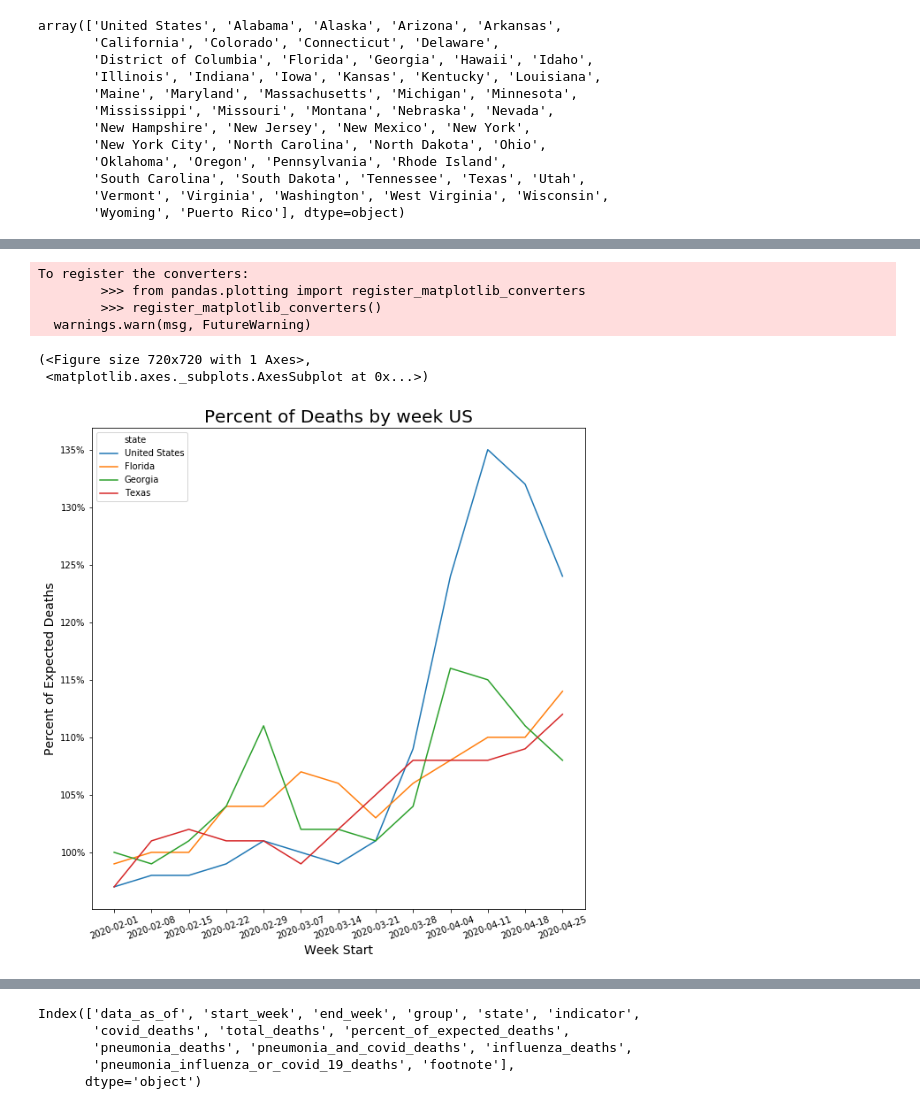
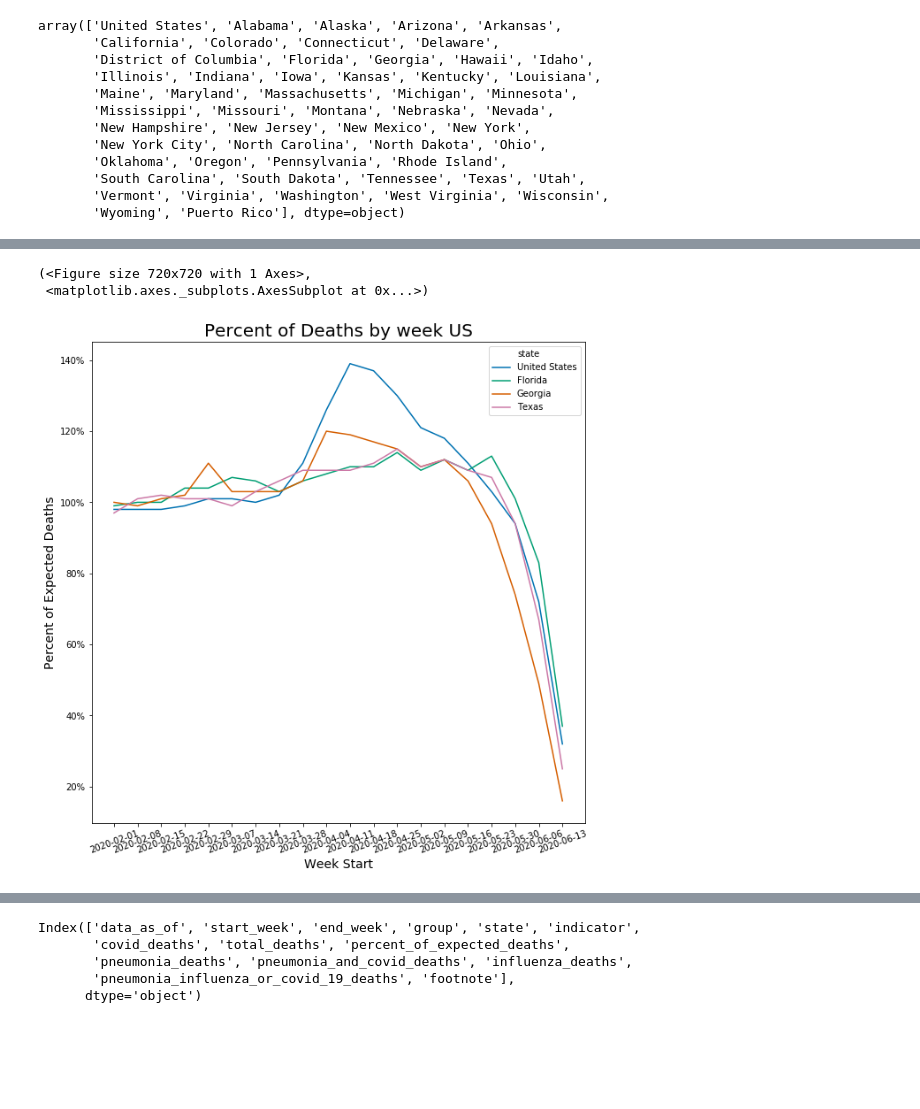
Before and after one commit to jawsem/covid-deaths, a Jupyter notebook: covid_analysis.ipynb, the cells around one changed output, grey strips where cells are left out. Cells and saved outputs as stored; diff of their text form; code cells hidden in the pictures; blank space fills up the shorter version.

```diff
--- a/covid_analysis.ipynb
+++ b/covid_analysis.ipynb
@@ -152,13 +160,9 @@ plot_death_bar(results_df[results_df['start_week']<'2020-05-01'],'New Jersey')
 # %%
-plot_death_line(results_df[results_df['start_week']<'2020-05-01'],['Florida','Georgia','Texas'])
+plot_death_line(results_df,['Florida','Georgia','Texas'])
 # %% [output]
-To register the converters:
-        >>> from pandas.plotting import register_matplotlib_converters
-        >>> register_matplotlib_converters()
-  warnings.warn(msg, FutureWarning)
+(<Figure size 720x720 with 1 Axes>,
+ <matplotlib.axes._subplots.AxesSubplot at 0x...>)
-(<Figure size 720x720 with 1 Axes>,
- <matplotlib.axes._subplots.AxesSubplot at 0x...>)
-[figure, old version]
+[figure, new version]
 # %%
 plot_death_bar(results_df,'Florida',with_multiplier='yes')
 # %% [output]
```
Also changed, not shown: parts of 37 cells of this notebook, 7 other files.
